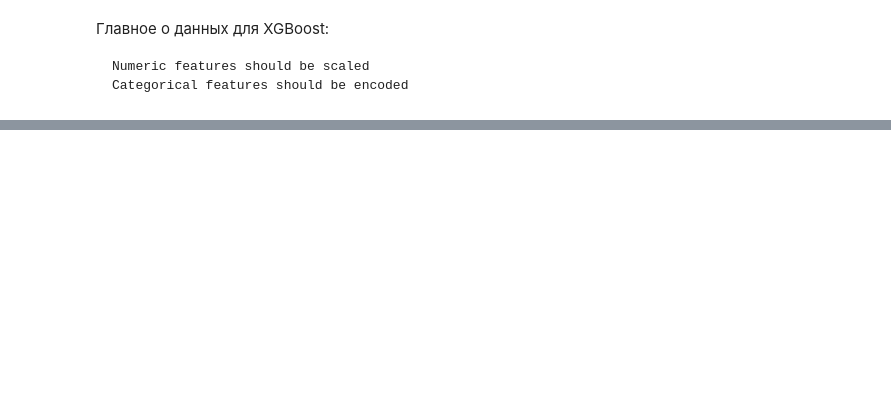
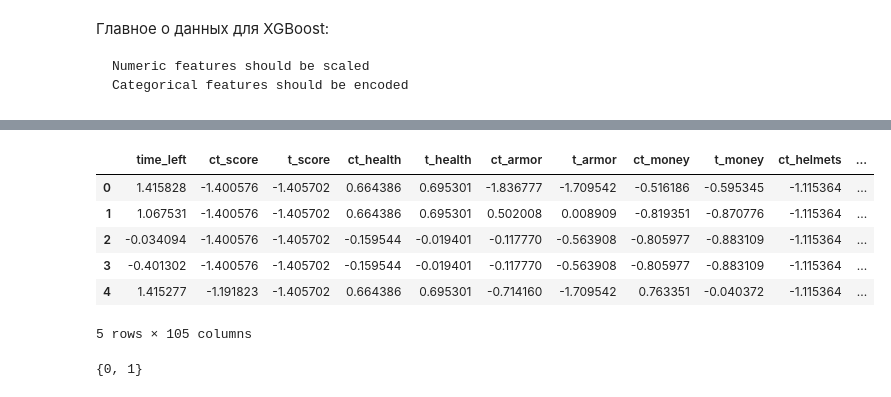
Before and after one commit to starminalush/ml_course_2022, a Jupyter notebook: lesson9/lesson9.ipynb, the cells around one changed output, grey strips where cells are left out. Cells and saved outputs as stored; diff of their text form; code cells hidden in the pictures; blank space fills up the shorter version.

```diff
--- a/lesson9/lesson9.ipynb
+++ b/lesson9/lesson9.ipynb
@@ -160,0 +208,5 @@ Name: round_winner, dtype: int64
+# %%
+test = df.select_dtypes(include=['float64'])
+scaler = StandardScaler()
+data = scaler.fit_transform(test)
+data
@@ -161,3 +227,14 @@ Name: round_winner, dtype: int64
+# %%
+df[test.columns.tolist()] = data
+df.head()
+# %% [output]
+|  | time_left | ct_score | t_score | ct_health | t_health | ct_armor | t_armor | ct_money | t_money | ct_helmets | ... |
+| 0 | 1.415828 | -1.400576 | -1.405702 | 0.664386 | 0.695301 | -1.836777 | -1.709542 | -0.516186 | -0.595345 | -1.115364 | ... |
+| 1 | 1.067531 | -1.400576 | -1.405702 | 0.664386 | 0.695301 | 0.502008 | 0.008909 | -0.819351 | -0.870776 | -1.115364 | ... |
+| 2 | -0.034094 | -1.400576 | -1.405702 | -0.159544 | -0.019401 | -0.117770 | -0.563908 | -0.805977 | -0.883109 | -1.115364 | ... |
+| 3 | -0.401302 | -1.400576 | -1.405702 | -0.159544 | -0.019401 | -0.117770 | -0.563908 | -0.805977 | -0.883109 | -1.115364 | ... |
+| 4 | 1.415277 | -1.191823 | -1.405702 | 0.664386 | 0.695301 | -0.714160 | -1.709542 | 0.763351 | -0.040372 | -1.115364 | ... |
+5 rows × 105 columns
 # %%
 df['round_winner'] = df['round_winner'].apply(lambda x: 1 if x == 'CT' else 0)
 y = df['round_winner']
@@ -168,3 +244,7 @@ from sklearn.model_selection import train_test_split
 X_train, X_test, y_train, y_test = train_test_split(X, y, test_size=0.3, random_state=42)
+# %%
+set(y_train)
+# %% [output]
+{0, 1}
 # %%
 #обучим xgboost
```
Also changed, not shown: parts of 34 cells of this notebook.
